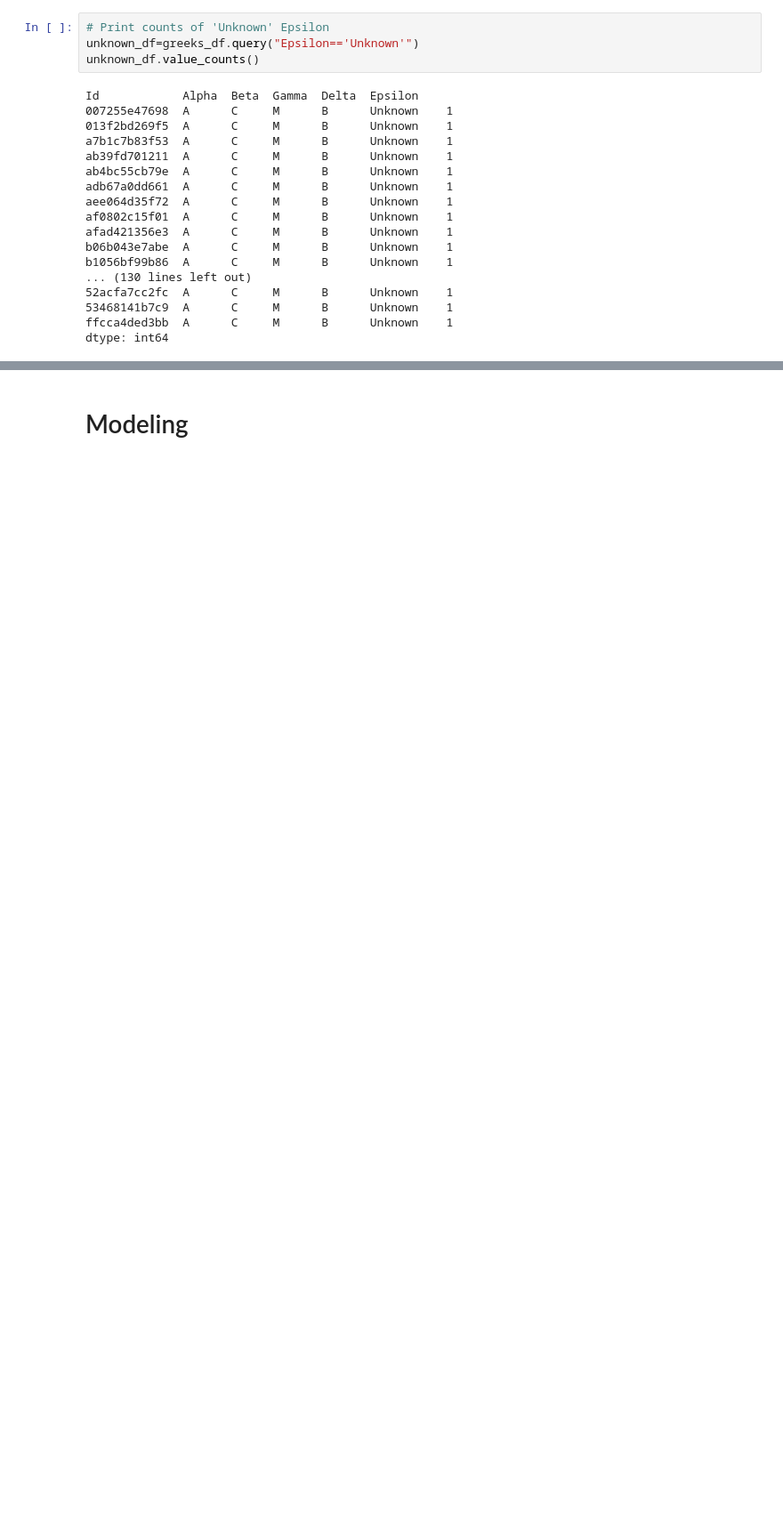
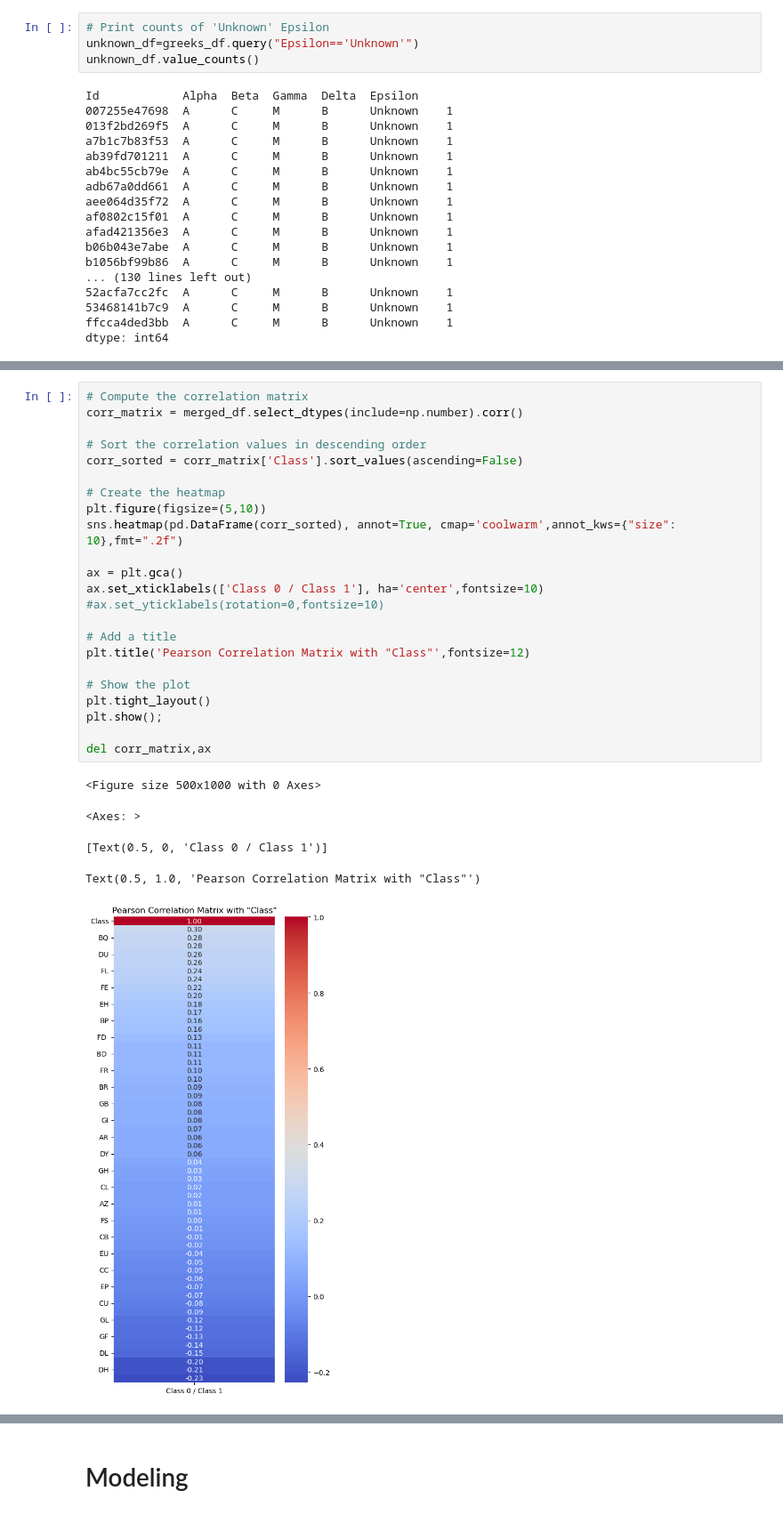
Before and after one commit to wongkhoon/ICR---Identifying-Age-Related-Conditions, a Jupyter notebook: icr-identifying-age-related-conditions-initial.ipynb, the cells around one changed output, grey strips where cells are left out. Shown at 89% size. Drawn from its saved outputs; the diff is of its cells as text; blank space fills up the shorter version.

```diff
--- a/icr-identifying-age-related-conditions-initial.ipynb
+++ b/icr-identifying-age-related-conditions-initial.ipynb
@@ -482,0 +532,29 @@ enc_df['Delta'].value_counts()
+# %%
+# Compute the correlation matrix
+corr_matrix = merged_df.select_dtypes(include=np.number).corr()
+
+# Sort the correlation values in descending order
+corr_sorted = corr_matrix['Class'].sort_values(ascending=False)
+
+# Create the heatmap
+plt.figure(figsize=(5,10))
+sns.heatmap(pd.DataFrame(corr_sorted), annot=True, cmap='coolwarm',annot_kws={"size": 10},fmt=".2f")
+
+ax = plt.gca()
+ax.set_xticklabels(['Class 0 / Class 1'], ha='center',fontsize=10)
+#ax.set_yticklabels(rotation=0,fontsize=10)
+
+# Add a title
+plt.title('Pearson Correlation Matrix with "Class"',fontsize=12)
+
+# Show the plot
+plt.tight_layout()
+plt.show();
+
+del corr_matrix,ax
+# %% [output]
+<Figure size 500x1000 with 0 Axes>
+<Axes: >
+[Text(0.5, 0, 'Class 0 / Class 1')]
+Text(0.5, 1.0, 'Pearson Correlation Matrix with "Class"')
+[figure, added]
```
Also changed, not shown: parts of 48 cells of this notebook.
